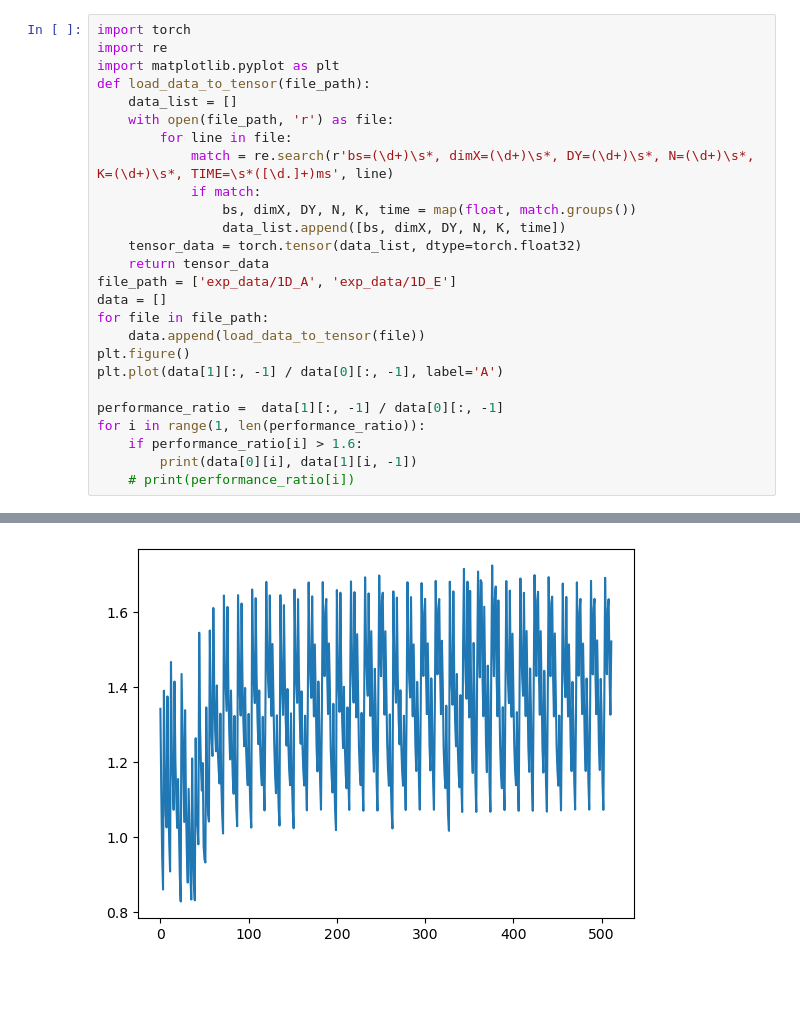
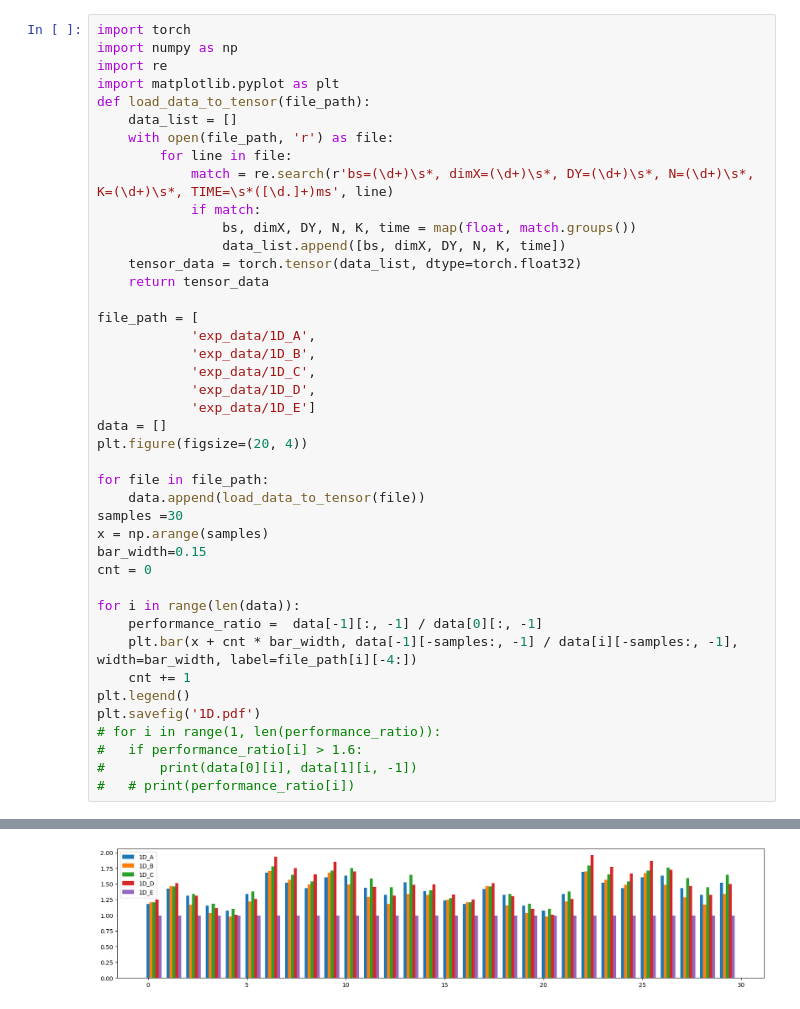
Before and after one commit to shixun404/TurboFNO, a Jupyter notebook: test.ipynb, the cells around one changed output, grey strips where cells are left out. Cells and saved outputs as stored; diff of their text form; blank space fills up the shorter version.

```diff
--- a/test.ipynb
+++ b/test.ipynb
@@ -1,5 +1,6 @@
 # %%
 import torch
+import numpy as np
 import re
 import matplotlib.pyplot as plt
 def load_data_to_tensor(file_path):
@@ -12,16 +13,31 @@ def load_data_to_tensor(file_path):
 				data_list.append([bs, dimX, DY, N, K, time])
 	tensor_data = torch.tensor(data_list, dtype=torch.float32)
 	return tensor_data
-file_path = ['exp_data/1D_A', 'exp_data/1D_E']
+
+file_path = [
+			'exp_data/1D_A',
+			'exp_data/1D_B',
+			'exp_data/1D_C',
+			'exp_data/1D_D',
+			'exp_data/1D_E']
 data = []
+plt.figure(figsize=(20, 4))
+
 for file in file_path:
 	data.append(load_data_to_tensor(file))
-plt.figure()
-plt.plot(data[1][:, -1] / data[0][:, -1], label='A')
+samples =30
+x = np.arange(samples)
+bar_width=0.15
+cnt = 0
 
-performance_ratio =  data[1][:, -1] / data[0][:, -1]
-for i in range(1, len(performance_ratio)):
-	if performance_ratio[i] > 1.6:
-		print(data[0][i], data[1][i, -1])
-	# print(performance_ratio[i])
+for i in range(len(data)):
+	performance_ratio =  data[-1][:, -1] / data[0][:, -1]
+	plt.bar(x + cnt * bar_width, data[-1][-samples:, -1] / data[i][-samples:, -1], width=bar_width, label=file_path[i][-4:])
+	cnt += 1
+plt.legend()
+plt.savefig('1D.pdf')
+# for i in range(1, len(performance_ratio)):
+# 	if performance_ratio[i] > 1.6:
+# 		print(data[0][i], data[1][i, -1])
+# 	# print(performance_ratio[i])
 # %% [output]
@@ -45 +44 @@ tensor([128.0000, 256.0000, 256.0000, 128.0000,  32.0000,  18.1440]) tensor([128
-[figure, old version]
+[figure, new version]
```
Also changed, not shown: parts of 5 cells of this notebook, 8 other files.
